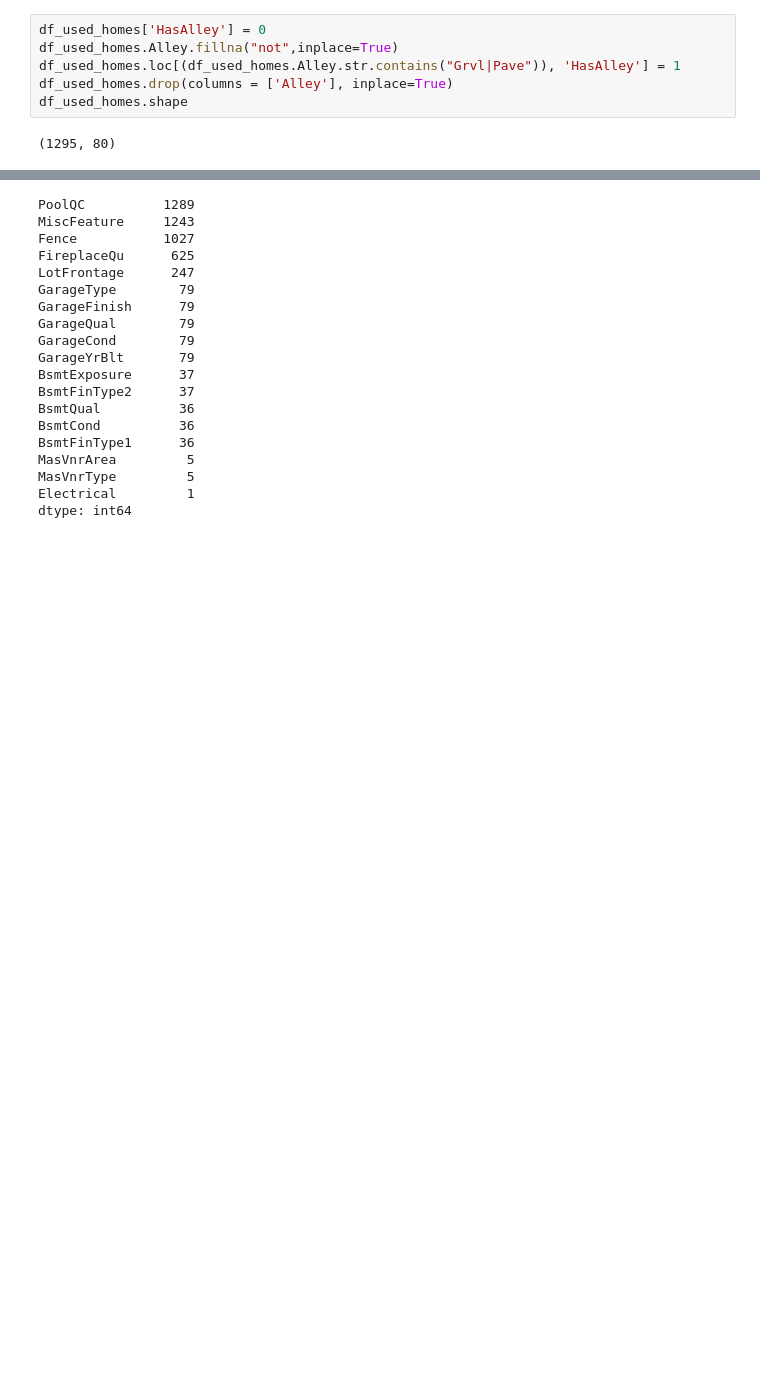
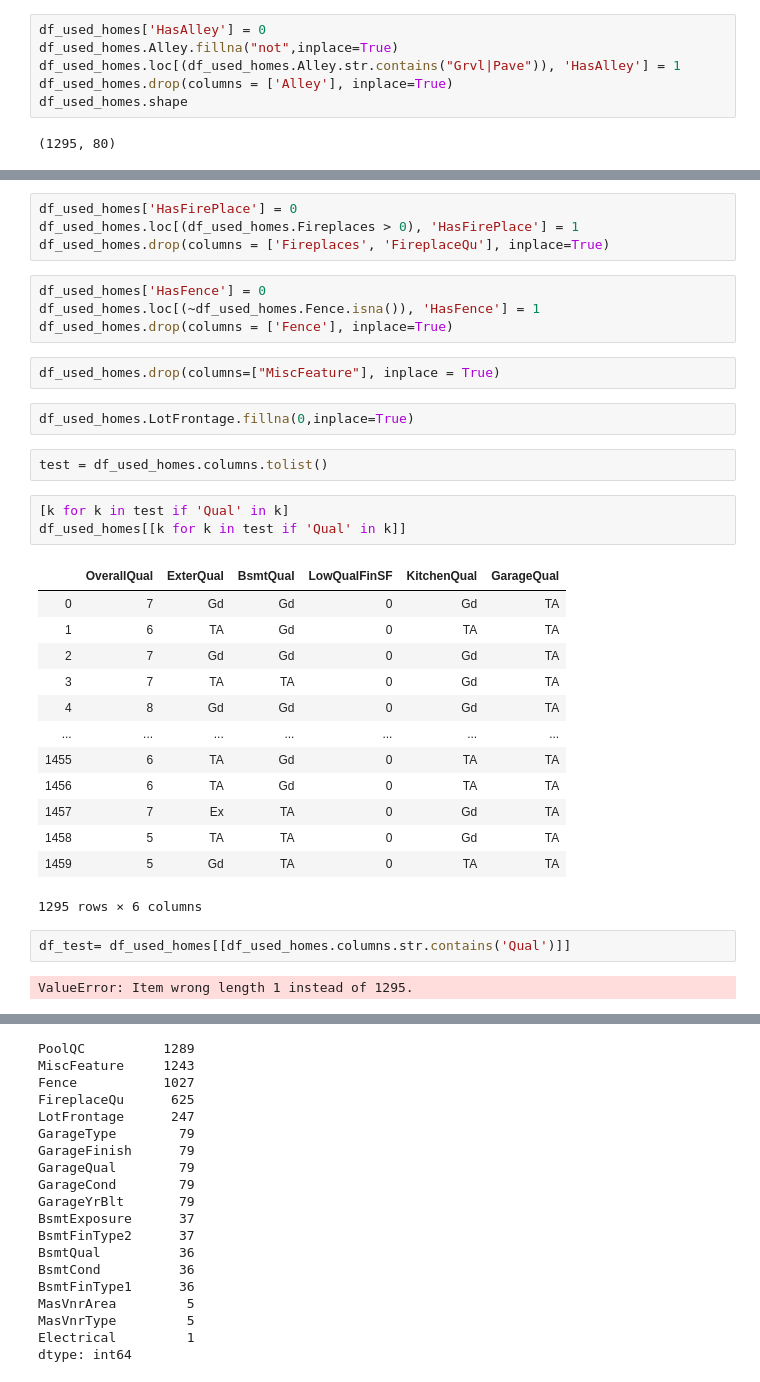
Before and after one commit to AnnikaNoren/dsc-postgrad_House-Price-Prediction, a Jupyter notebook: EDA-Modeling-Evaluation.ipynb, the cells around one changed output, grey strips where cells are left out. Saved outputs shown, nothing was run; the diff lists cells and outputs as text; blank space fills up the shorter version.

```diff
--- a/EDA-Modeling-Evaluation.ipynb
+++ b/EDA-Modeling-Evaluation.ipynb
@@ -124,3 +146,38 @@ df_used_homes.shape
+# %%
+df_used_homes['HasFirePlace'] = 0
+df_used_homes.loc[(df_used_homes.Fireplaces > 0), 'HasFirePlace'] = 1
+df_used_homes.drop(columns = ['Fireplaces', 'FireplaceQu'], inplace=True)
+# %%
+df_used_homes['HasFence'] = 0
+df_used_homes.loc[(~df_used_homes.Fence.isna()), 'HasFence'] = 1
+df_used_homes.drop(columns = ['Fence'], inplace=True)
+# %%
+df_used_homes.drop(columns=["MiscFeature"], inplace = True)
+# %%
+df_used_homes.LotFrontage.fillna(0,inplace=True)
+# %%
+test = df_used_homes.columns.tolist()
+# %%
+[k for k in test if 'Qual' in k]
+df_used_homes[[k for k in test if 'Qual' in k]]
+# %% [output]
+|  | OverallQual | ExterQual | BsmtQual | LowQualFinSF | KitchenQual | GarageQual |
+| 0 | 7 | Gd | Gd | 0 | Gd | TA |
+| 1 | 6 | TA | Gd | 0 | TA | TA |
+| 2 | 7 | Gd | Gd | 0 | Gd | TA |
+| 3 | 7 | TA | TA | 0 | Gd | TA |
+| 4 | 8 | Gd | Gd | 0 | Gd | TA |
+| ... | ... | ... | ... | ... | ... | ... |
+| 1455 | 6 | TA | Gd | 0 | TA | TA |
+| 1456 | 6 | TA | Gd | 0 | TA | TA |
+| 1457 | 7 | Ex | TA | 0 | Gd | TA |
+| 1458 | 5 | TA | TA | 0 | Gd | TA |
+| 1459 | 5 | Gd | TA | 0 | TA | TA |
+1295 rows × 6 columns
+# %%
+df_test= df_used_homes[[df_used_homes.columns.str.contains('Qual')]]
+# %% [output]
+ValueError: Item wrong length 1 instead of 1295.
 # %%
 na_count = df_used_homes.isna().sum().sort_values(ascending=False)
 na_count[na_count>0]
```
Also changed, not shown: parts of 4 cells of this notebook.
